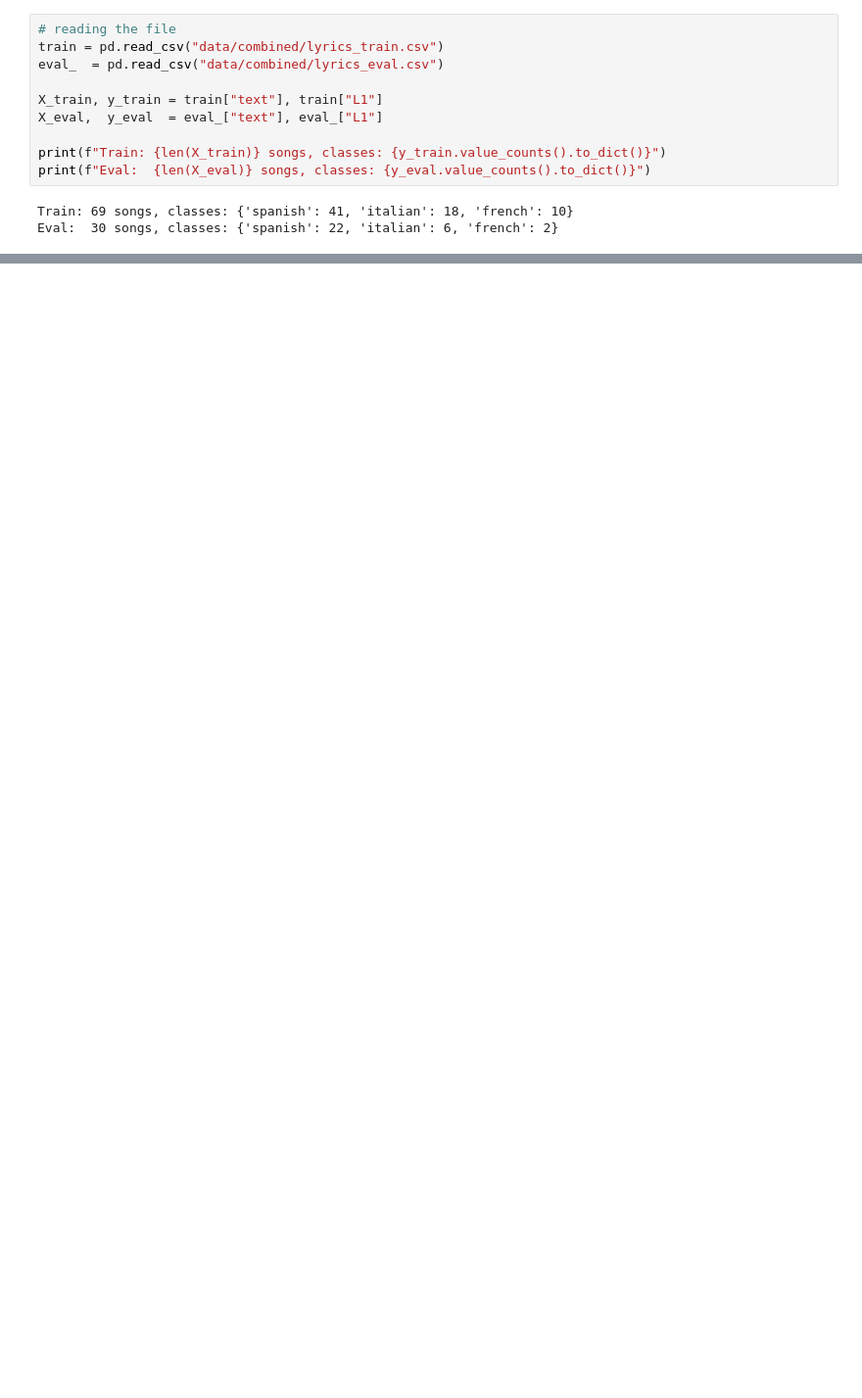
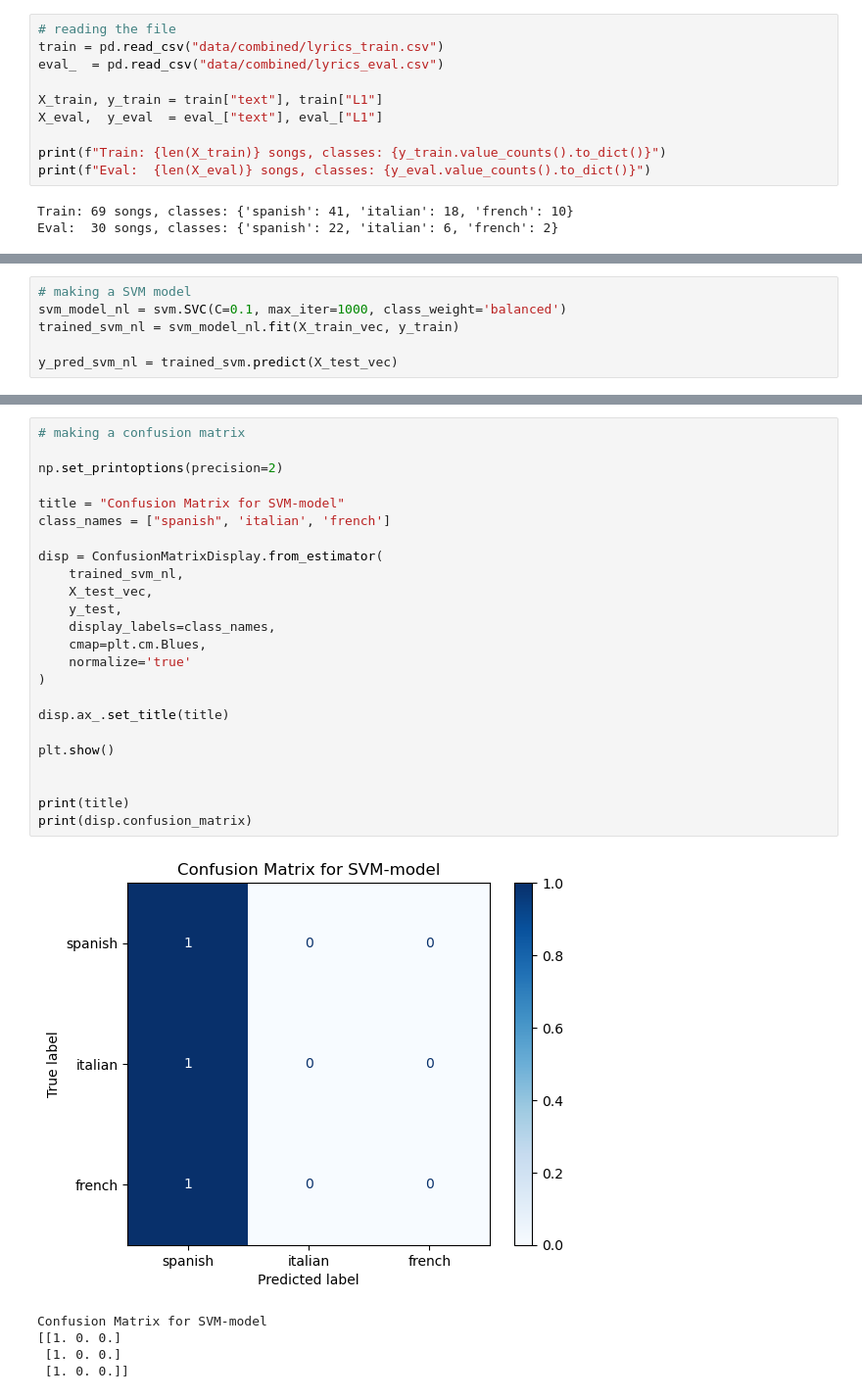
Before and after one commit to nataliajm115/TM_project, a Jupyter notebook: SVM_NLI_TextMining.ipynb, the cells around one changed output, grey strips where cells are left out. Shown at 98% size. Drawn from its saved outputs; the diff is of its cells as text; blank space fills up the shorter version.

```diff
--- a/SVM_NLI_TextMining.ipynb
+++ b/SVM_NLI_TextMining.ipynb
@@ -129 +114,7 @@ Confusion Matrix for SVM-model
  [0. 0. 1.]]
+# %%
+# making a SVM model
+svm_model_nl = svm.SVC(C=0.1, max_iter=1000, class_weight='balanced')
+trained_svm_nl = svm_model_nl.fit(X_train_vec, y_train)
+
+y_pred_svm_nl = trained_svm.predict(X_test_vec)
@@ -129,0 +129,30 @@ Confusion Matrix for SVM-model
+# %%
+# making a confusion matrix
+
+np.set_printoptions(precision=2)
+
+title = "Confusion Matrix for SVM-model"
+class_names = ["spanish", 'italian', 'french']
+
+disp = ConfusionMatrixDisplay.from_estimator(
+    trained_svm_nl,
+    X_test_vec,
+    y_test,
+    display_labels=class_names,
+    cmap=plt.cm.Blues,
+    normalize='true'
+)
+
+disp.ax_.set_title(title)
+
+plt.show()
+
+
+print(title)
+print(disp.confusion_matrix)
+# %% [output]
+[figure, added]
+Confusion Matrix for SVM-model
+[[1. 0. 0.]
+ [1. 0. 0.]
+ [1. 0. 0.]]
```
Also changed, not shown: parts of 8 cells of this notebook.
